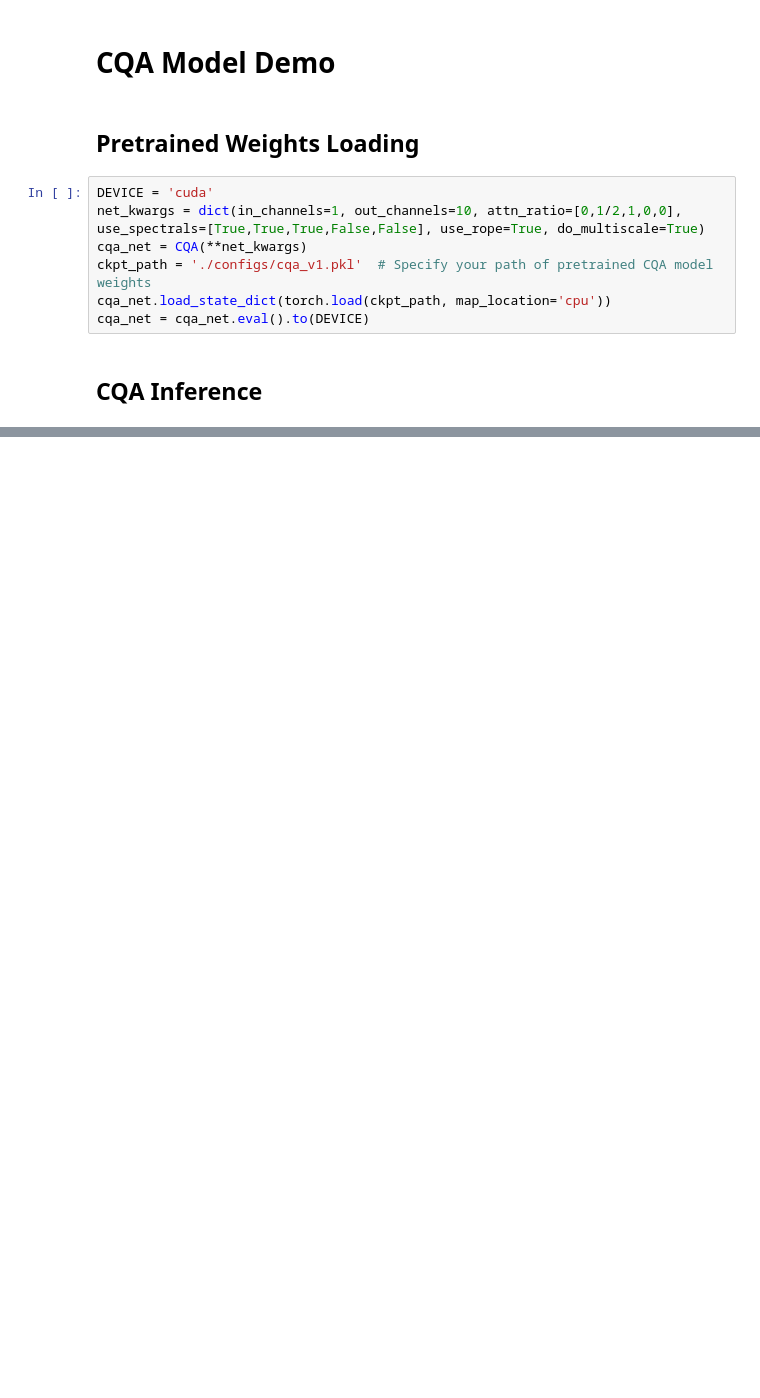
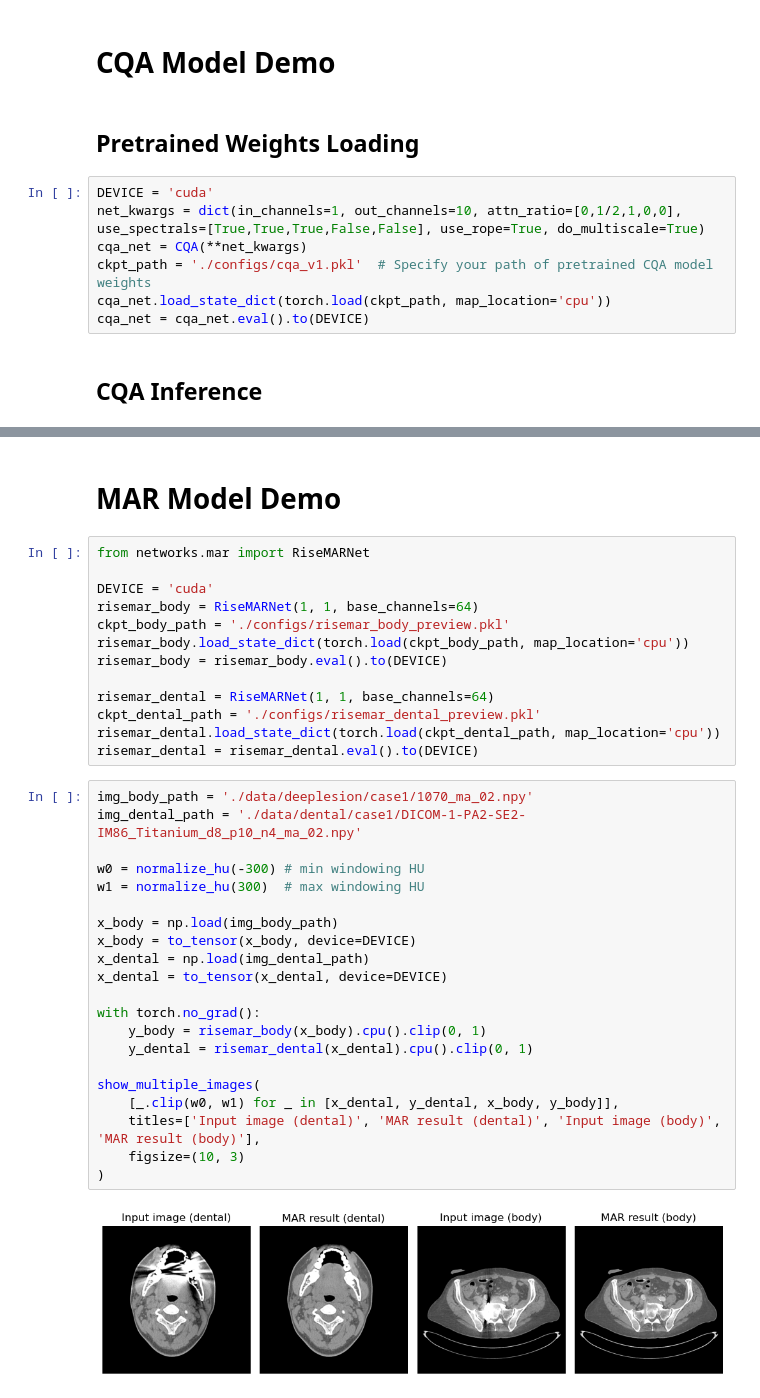
Before and after one commit to Masaaki-75/rise-mar, a Jupyter notebook: demo.ipynb, the cells around one changed output, grey strips where cells are left out. Saved outputs shown, nothing was run; the diff lists cells and outputs as text; blank space fills up the shorter version.

Commit message:
<UPD> update demo for RISEMAR-preview

```diff
--- a/demo.ipynb
+++ b/demo.ipynb
@@ -142,3 +144,41 @@ ARR 1 INFO: (1, 1, 512, 512), [min,max]=[0.005859375,0.620025634765625], range=0
 ARR 2 INFO: (1, 1, 512, 512), [min,max]=[0.0,1.0], range=1.0.
 ARR 3 INFO: (1, 1, 512, 512), [min,max]=[0.0,0.79296875], range=0.79296875.
 [figure]
+# %% [markdown]
+# MAR Model Demo
+# %%
+from networks.mar import RiseMARNet
+
+DEVICE = 'cuda'
+risemar_body = RiseMARNet(1, 1, base_channels=64)
+ckpt_body_path = './configs/risemar_body_preview.pkl'
+risemar_body.load_state_dict(torch.load(ckpt_body_path, map_location='cpu'))
+risemar_body = risemar_body.eval().to(DEVICE)
+
+risemar_dental = RiseMARNet(1, 1, base_channels=64)
+ckpt_dental_path = './configs/risemar_dental_preview.pkl'
+risemar_dental.load_state_dict(torch.load(ckpt_dental_path, map_location='cpu'))
+risemar_dental = risemar_dental.eval().to(DEVICE)
+# %%
+img_body_path = './data/deeplesion/case1/1070_ma_02.npy'
+img_dental_path = './data/dental/case1/DICOM-1-PA2-SE2-IM86_Titanium_d8_p10_n4_ma_02.npy'
+
+w0 = normalize_hu(-300) # min windowing HU
+w1 = normalize_hu(300)  # max windowing HU
+
+x_body = np.load(img_body_path)
+x_body = to_tensor(x_body, device=DEVICE)
+x_dental = np.load(img_dental_path)
+x_dental = to_tensor(x_dental, device=DEVICE)
+
+with torch.no_grad():
+    y_body = risemar_body(x_body).cpu().clip(0, 1)
+    y_dental = risemar_dental(x_dental).cpu().clip(0, 1)
+
+show_multiple_images(
+    [_.clip(w0, w1) for _ in [x_dental, y_dental, x_body, y_body]],
+    titles=['Input image (dental)', 'MAR result (dental)', 'Input image (body)', 'MAR result (body)'],
+    figsize=(10, 3)
+)
+# %% [output]
+[figure, added]
```
Also changed, not shown: parts of 2 cells of this notebook.
